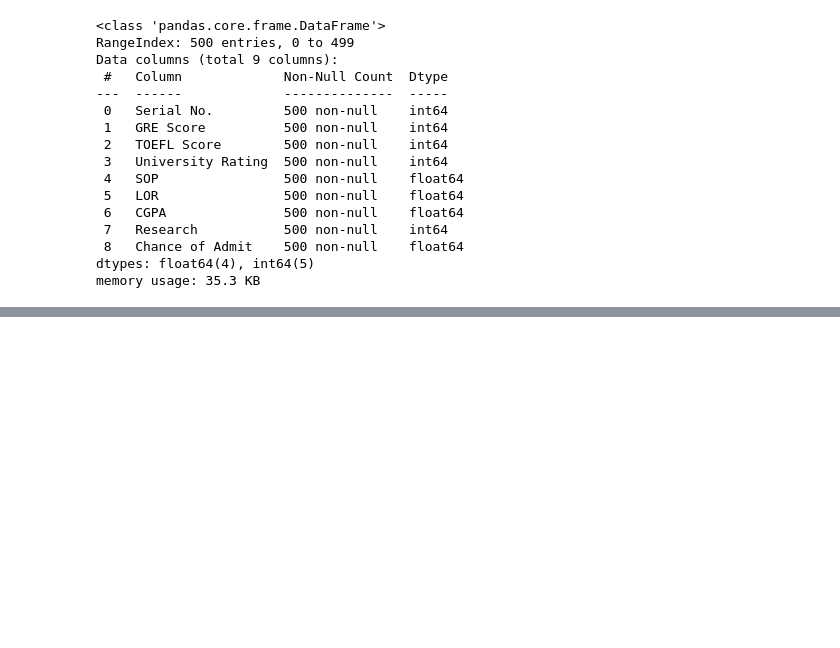
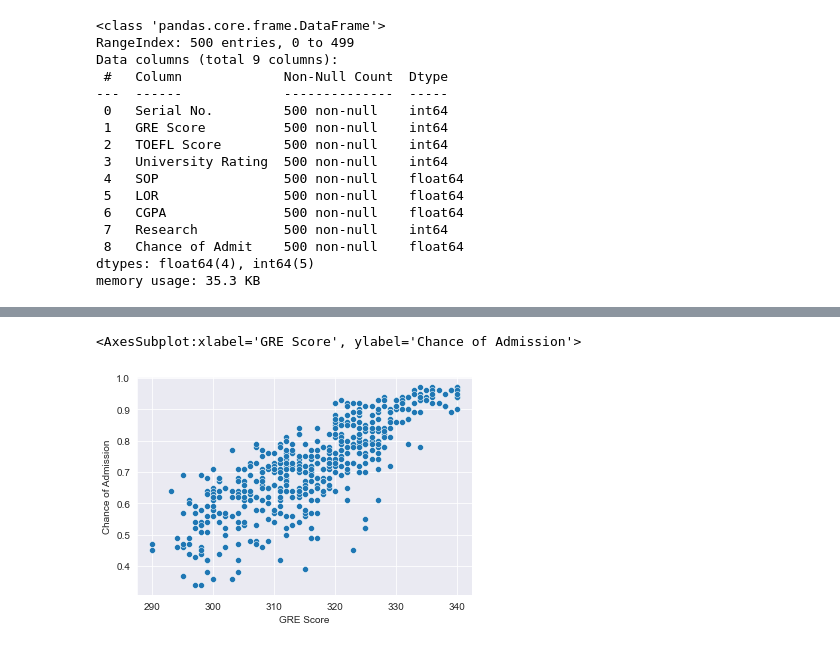
Before and after one commit to VictorUmunna/Admission-Prediction, a Jupyter notebook: Admission_Prediction.ipynb, the cells around one changed output, grey strips where cells are left out. Saved outputs shown, nothing was run; the diff lists cells and outputs as text; code cells hidden in the pictures; blank space fills up the shorter version.

```diff
--- a/Admission_Prediction.ipynb
+++ b/Admission_Prediction.ipynb
@@ -57,0 +83,5 @@ ValueError: Length of list vectors must match length of `data` when both are use
+# %%
+sns.scatterplot(data = df, x = 'GRE Score', y = 'Chance of Admission')
+# %% [output]
+<AxesSubplot:xlabel='GRE Score', ylabel='Chance of Admission'>
+[figure, added]
```
Also changed, not shown: parts of 7 cells of this notebook.
